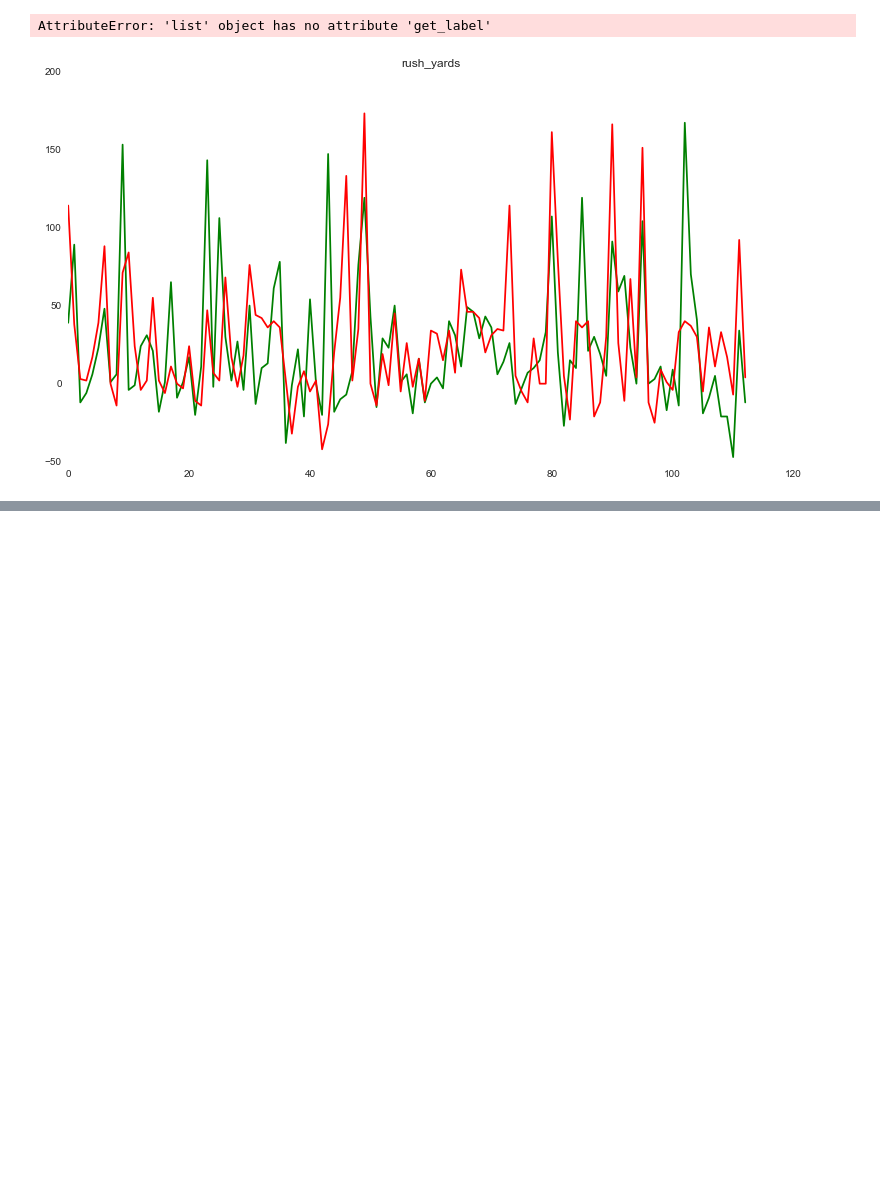
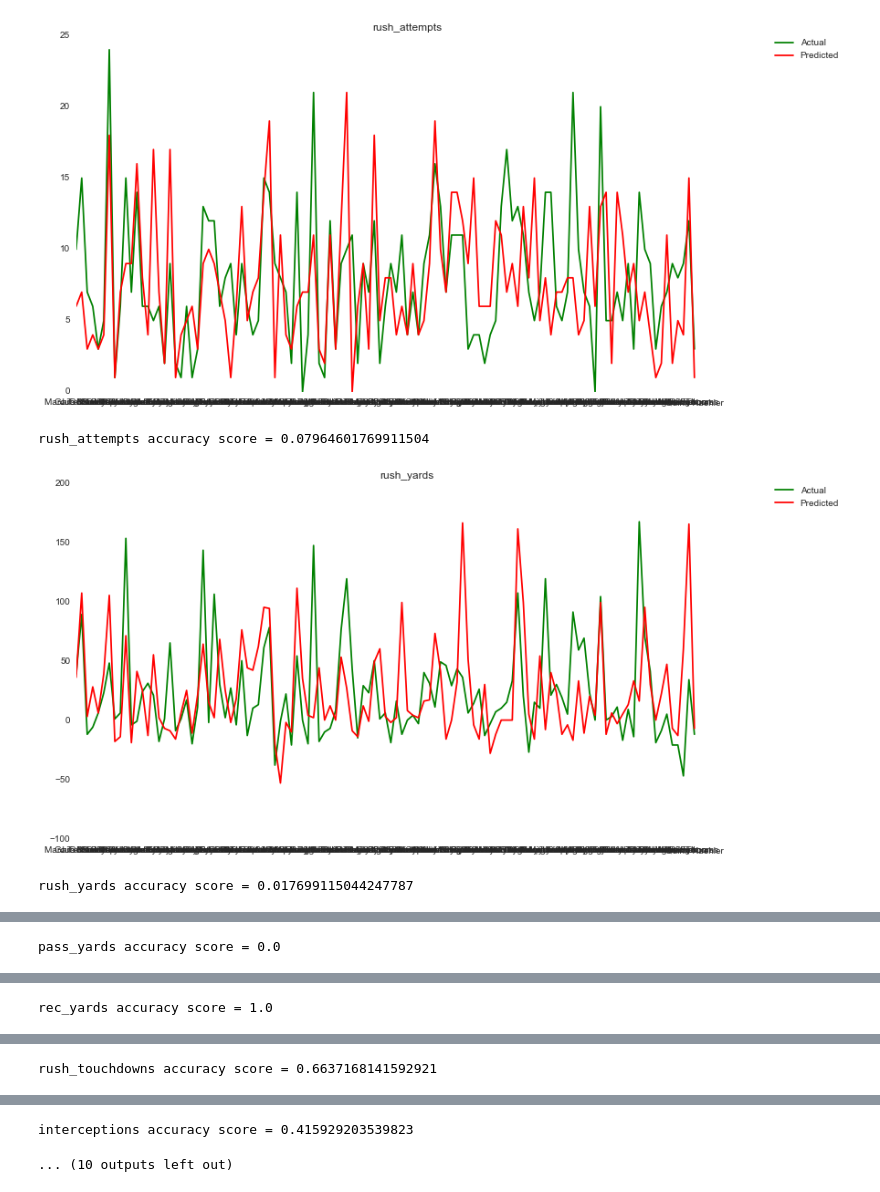
Before and after one commit to CoopTheOriginal/college_football_fantasy, a Jupyter notebook: Testing Model Choice.ipynb, the cells around one changed output, grey strips where cells are left out. Saved outputs shown, nothing was run; the diff lists cells and outputs as text; code cells hidden in the pictures; blank space fills up the shorter version.

Commit message:
begun process of taking prediction data and putting it on front-end of website

```diff
--- a/Testing Model Choice.ipynb
+++ b/Testing Model Choice.ipynb
@@ -59,15 +69,7 @@ train_players, test_players = get_train_test_players()
-# %%
-train_input = prep_model_input(train_players)
-test_input = prep_model_input(test_players)
-
-train_players_dict = player_stat_arrays(train_players)
-test_players_dict = player_stat_arrays(test_players)
-
-for player_stat in train_players_dict.keys():
-    ignore_stats = ['rec_yards', 'rec_touchdowns', 'receptions']
-    if player_stat not in ignore_stats:
-        accuracy = run_model(train_input, train_players_dict[player_stat], test_input, test_players_dict[player_stat], player_stat)
-        print('{} accuracy score = {}'.format(player_stat, accuracy))
-# %% [output]
-AttributeError: 'list' object has no attribute 'get_label'
-[figure, removed]
+# %%
+predict_players()
+# %% [output]
+[figure, added]
+rush_attempts accuracy score = 0.07964601769911504
+[figure, added]
+rush_yards accuracy score = 0.017699115044247787
@@ -73,0 +77 @@ AttributeError: 'list' object has no attribute 'get_label'
+pass_yards accuracy score = 0.0
@@ -73,0 +79 @@ AttributeError: 'list' object has no attribute 'get_label'
+rec_yards accuracy score = 1.0
@@ -73,0 +81 @@ AttributeError: 'list' object has no attribute 'get_label'
+rush_touchdowns accuracy score = 0.6637168141592921
@@ -73,0 +83,2 @@ AttributeError: 'list' object has no attribute 'get_label'
+interceptions accuracy score = 0.415929203539823
+... (10 outputs left out)
```
Also changed, not shown: parts of 2 cells of this notebook, 4 other files.
